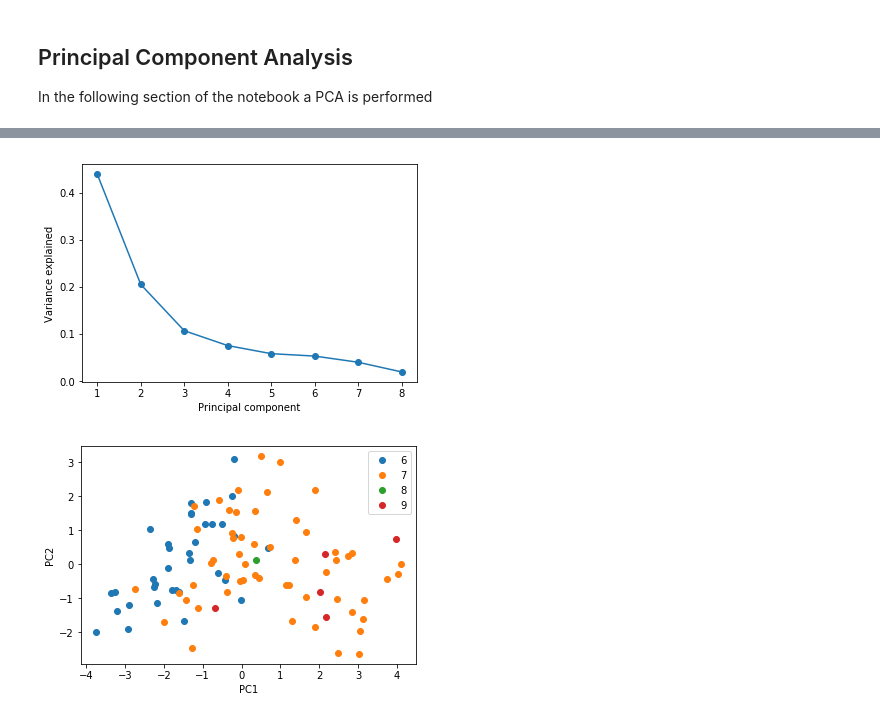
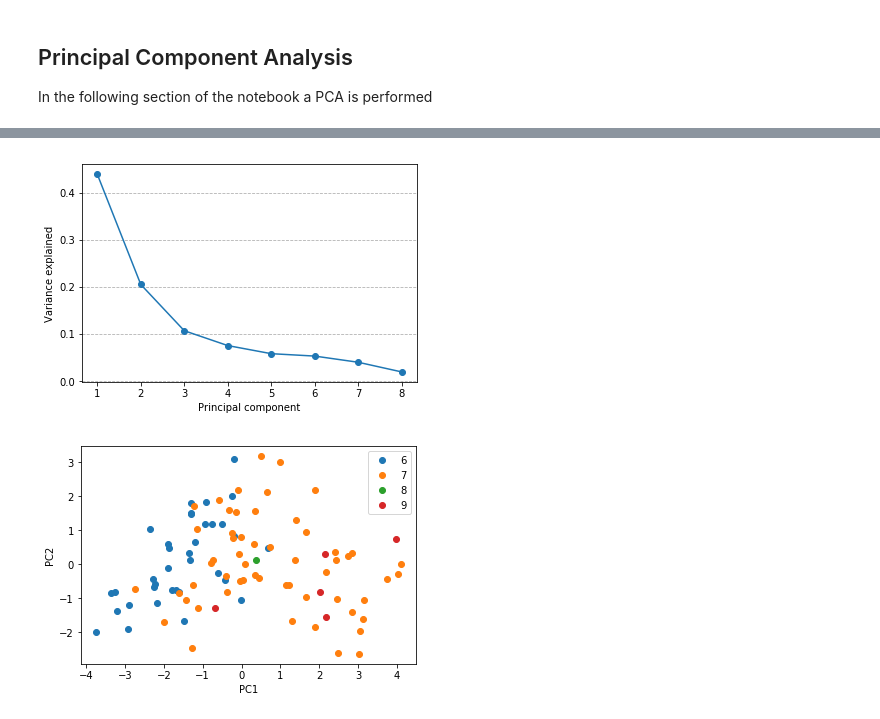
Before and after one commit to gretatuckute/ML_fall2018, a Jupyter notebook: ML_Report_1.ipynb, the cells around one changed output, grey strips where cells are left out. Cells and saved outputs as stored; diff of their text form; code cells hidden in the pictures.

Commit message:
added gridlines to variance plot

```diff
--- a/ML_Report_1.ipynb
+++ b/ML_Report_1.ipynb
@@ -40,8 +40,8 @@ def DataLoader(path, sheet):
     return out
 # %%
 # Specify path and sheet name in the prostate workbook
-# filePath = 'C:/Users/PeterBakke/Documents/git/ML_fall2018/Data/Prostate.xlsx'
-filePath = 'C:/Users/Greta/Documents/Github/ML_fall2018/Data/Prostate.xlsx'
+filePath = 'C:/Users/PeterBakke/Documents/git/ML_fall2018/Data/Prostate.xlsx'
+#filePath = 'C:/Users/Greta/Documents/Github/ML_fall2018/Data/Prostate.xlsx'
 #filePath = 'C:/Users/narisa/Documents/GitHub/ML_fall2018/Data/Prostate.xlsx'
 sheet = 'Sheet1'
 # %%
@@ -142,14 +142,15 @@ The third eigenvector is:
 # %%
 # Plot variance explained
 plt.figure()
 plt.plot(range(1,len(rho)+1),rho,'o-')
 #plt.title('Variance explained by principal components');
 plt.xlabel('Principal component');
 plt.ylabel('Variance explained');
-#plt.savefig("C:/Users/PeterBakke/Documents/git/ML_fall2018/Figures/Variance_explained.png")
+plt.grid(axis='y',linestyle='dashed')
+plt.savefig("C:/Users/PeterBakke/Documents/git/ML_fall2018/Figures/Variance_explained.png")
 plt.show()
 # %% [output]
-[figure, old version]
+[figure, new version]
 # %%
 # Indices of the principal components to be plotted
 ii = 0
```
Also changed, not shown: parts of 2 cells of this notebook.
